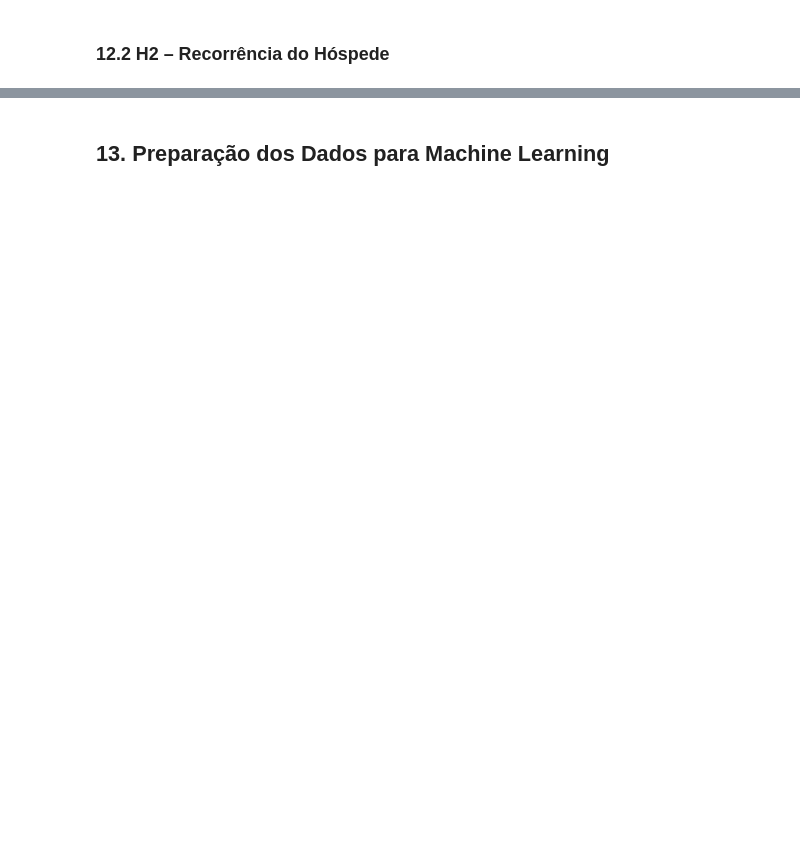
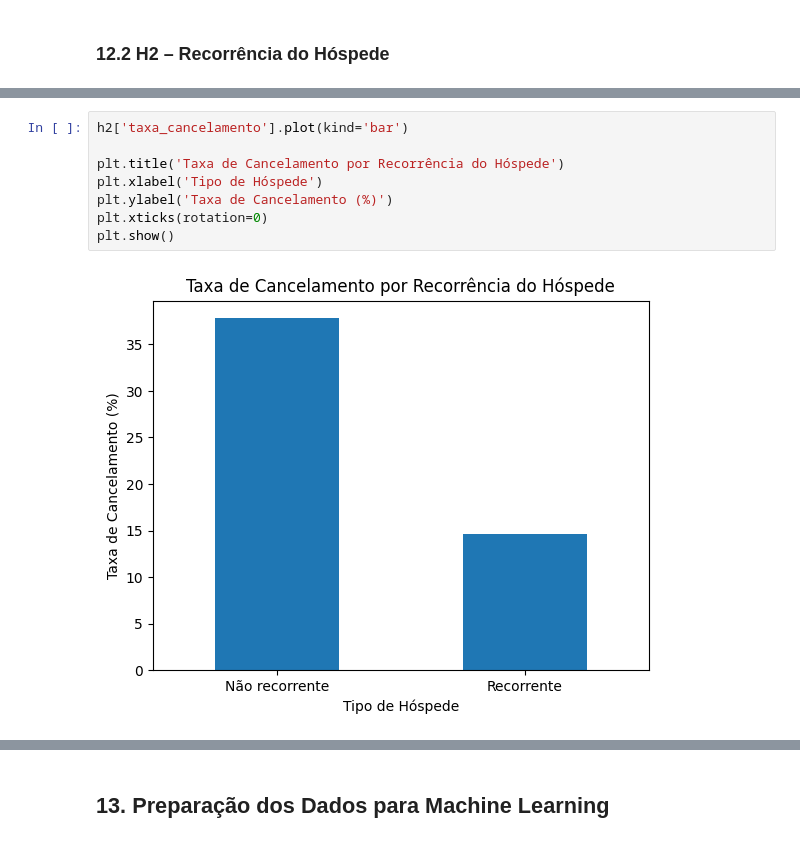
Before and after one commit to 011010110100/fase2-businness-inteligence, a Jupyter notebook: Fase2_BI_Hotel_Bookings.ipynb, the cells around one changed output, grey strips where cells are left out. Drawn from its saved outputs; the diff is of its cells as text; blank space fills up the shorter version.

```diff
--- a/Fase2_BI_Hotel_Bookings.ipynb
+++ b/Fase2_BI_Hotel_Bookings.ipynb
@@ -653,0 +710,10 @@ recorrência dos hóspedes.
+# %%
+h2['taxa_cancelamento'].plot(kind='bar')
+
+plt.title('Taxa de Cancelamento por Recorrência do Hóspede')
+plt.xlabel('Tipo de Hóspede')
+plt.ylabel('Taxa de Cancelamento (%)')
+plt.xticks(rotation=0)
+plt.show()
+# %% [output]
+[figure, added]
```
Also changed, not shown: parts of 15 cells of this notebook.
